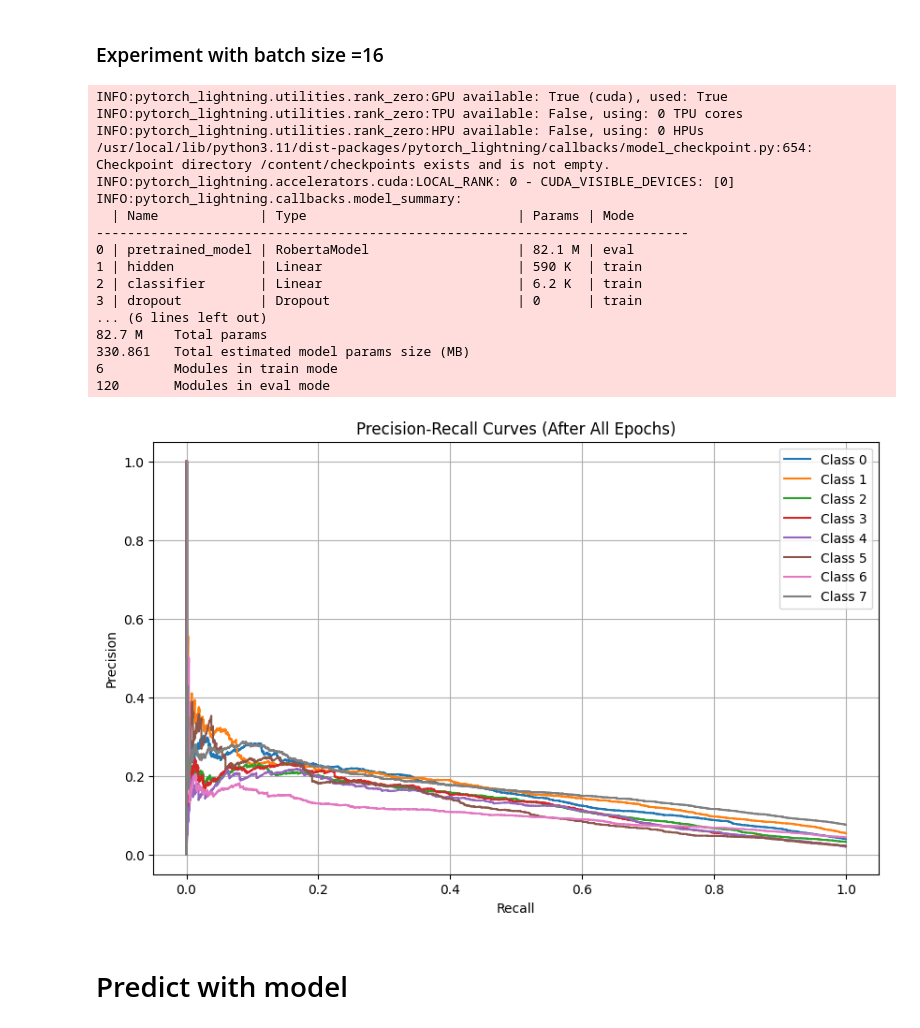
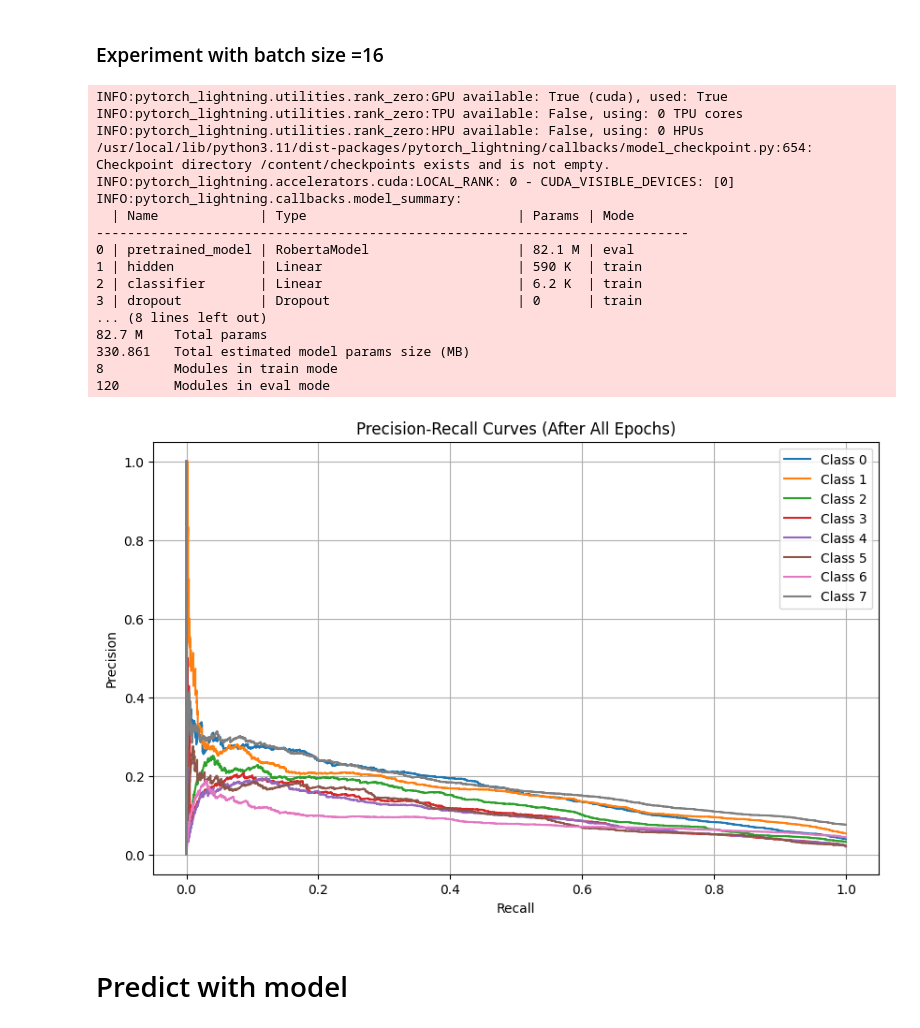
Before and after one commit to pkrishna1801/Sentiment-analysis-using-Roberta, a Jupyter notebook: Fine_tuning_RoBERTa_Unhealthy_Comment_Corpus.ipynb, the cells around one changed output. Cells and saved outputs as stored; diff of their text form; code cells hidden in the pictures.

```diff
--- a/Fine_tuning_RoBERTa_Unhealthy_Comment_Corpus.ipynb
+++ b/Fine_tuning_RoBERTa_Unhealthy_Comment_Corpus.ipynb
@@ -176,9 +176,10 @@ class UCCDataset(Dataset):
             'labels': labels
         }
 # %%
-model_name = 'roberta-base'
+model_name = 'distilroberta-base'
 tokenizer = AutoTokenizer.from_pretrained(model_name)
-ucc_ds = UCCDataset(train_path, tokenizer, attributes=attributes, max_token_len=128)
+# ucc_ds = UCCDataset(train_path, tokenizer, attributes=attributes, max_token_len=128)
+ucc_ds = UCCDataset(train_path, tokenizer, attributes=attributes, max_token_len=128, sample=None)
 ucc_ds_val = UCCDataset(val_path, tokenizer, attributes=attributes, max_token_len=128, sample=None)
 # %%
 ucc_ds.__getitem__(0)
@@ -328,7 +336,8 @@ class UCCClassifier(pl.LightningModule):
         # Metrics
         self.accuracy = torchmetrics.classification.MultilabelAccuracy(config['n_labels'], threshold=0.5)
         self.pr_curve = torchmetrics.classification.MultilabelPrecisionRecallCurve(config['n_labels'])
-
+        self.f1 = MultilabelF1Score(num_labels=config['n_labels'], threshold=0.5)
+        self.auroc = MultilabelAUROC(num_labels=config['n_labels'])
         # Store predictions & labels across all epochs
         self.all_preds_list = []
         self.all_labels_list = []
@@ -358,12 +367,19 @@ class UCCClassifier(pl.LightningModule):
         loss, logits = self(**batch)
 
         preds = torch.sigmoid(logits)  # Convert logits to probabilities
-        labels = batch["labels"].to(torch.int)  # Convert labels to int
+        # labels = batch["labels"].to(torch.int)  # Convert labels to int
+        labels = batch["labels"].to(torch.int)
+
 
         acc = self.accuracy(preds > 0.5, labels > 0.5)
 
         self.log("val_loss", loss, prog_bar=True, logger=True)
         self.log("val_acc", acc, prog_bar=True, logger=True)
+        f1 = self.f1(preds, labels)
+        auroc = self.auroc(preds, labels)
+
+        self.log("val_f1", f1, prog_bar=True)
+        self.log("val_auroc", auroc, prog_bar=True)
 
         # Store predictions and labels for PR curve calculation
         self.all_preds_list.append(preds.detach().cpu())
@@ -382,6 +398,7 @@ class UCCClassifier(pl.LightningModule):
 
         precisions, recalls, _ = self.pr_curve(preds, labels)
         self.plot_precision_recall_curve(precisions, recalls)
+
 
     def plot_precision_recall_curve(self, precisions, recalls):
         """Plot Precision-Recall curves for all classes."""
@@ -433,8 +450,8 @@ csv_logger = CSVLogger("logs/", name="ucc_classifier")
 config = {
     'model_name': 'distilroberta-base',
     'n_labels': len(attributes),
-    'batch_size': 16,
-    'lr': 2e-5,
+    'batch_size': 32,
+    'lr': 5e-6,
     'warmup': 0.1,
     'weight_decay': 0.01,
     'n_epochs': 10,
@@ -465,36 +482,36 @@ trainer = pl.Trainer(
     accelerator='gpu',
     devices=1,  # Use single GPU
     callbacks=[checkpoint_callback, early_stopping],
     logger=[logger, csv_logger],
     gradient_clip_val=1.0,
     log_every_n_steps=10
 )
 
 # Model
 model = UCCClassifier(config)
 
 # Initialize the model's pooler weights from pretrained
-model.pretrained_model.init_weights()
+# model.pretrained_model.init_weights()
 # Train
 trainer.fit(model, ucc_data_module)
 # %% [output]
 INFO:pytorch_lightning.utilities.rank_zero:GPU available: True (cuda), used: True
 INFO:pytorch_lightning.utilities.rank_zero:TPU available: False, using: 0 TPU cores
 INFO:pytorch_lightning.utilities.rank_zero:HPU available: False, using: 0 HPUs
 /usr/local/lib/python3.11/dist-packages/pytorch_lightning/callbacks/model_checkpoint.py:654: Checkpoint directory /content/checkpoints exists and is not empty.
 INFO:pytorch_lightning.accelerators.cuda:LOCAL_RANK: 0 - CUDA_VISIBLE_DEVICES: [0]
 INFO:pytorch_lightning.callbacks.model_summary:
   | Name             | Type                           | Params | Mode
 ----------------------------------------------------------------------------
 0 | pretrained_model | RobertaModel                   | 82.1 M | eval
 1 | hidden           | Linear                         | 590 K  | train
 2 | classifier       | Linear                         | 6.2 K  | train
 3 | dropout          | Dropout                        | 0      | train
-... (6 lines left out)
+... (8 lines left out)
 82.7 M    Total params
 330.861   Total estimated model params size (MB)
-6         Modules in train mode
+8         Modules in train mode
 120       Modules in eval mode
-[figure, old version]
+[figure, new version]
 # %% [markdown]
 # Predict with model
```
Also changed, not shown: parts of 33 cells of this notebook.
